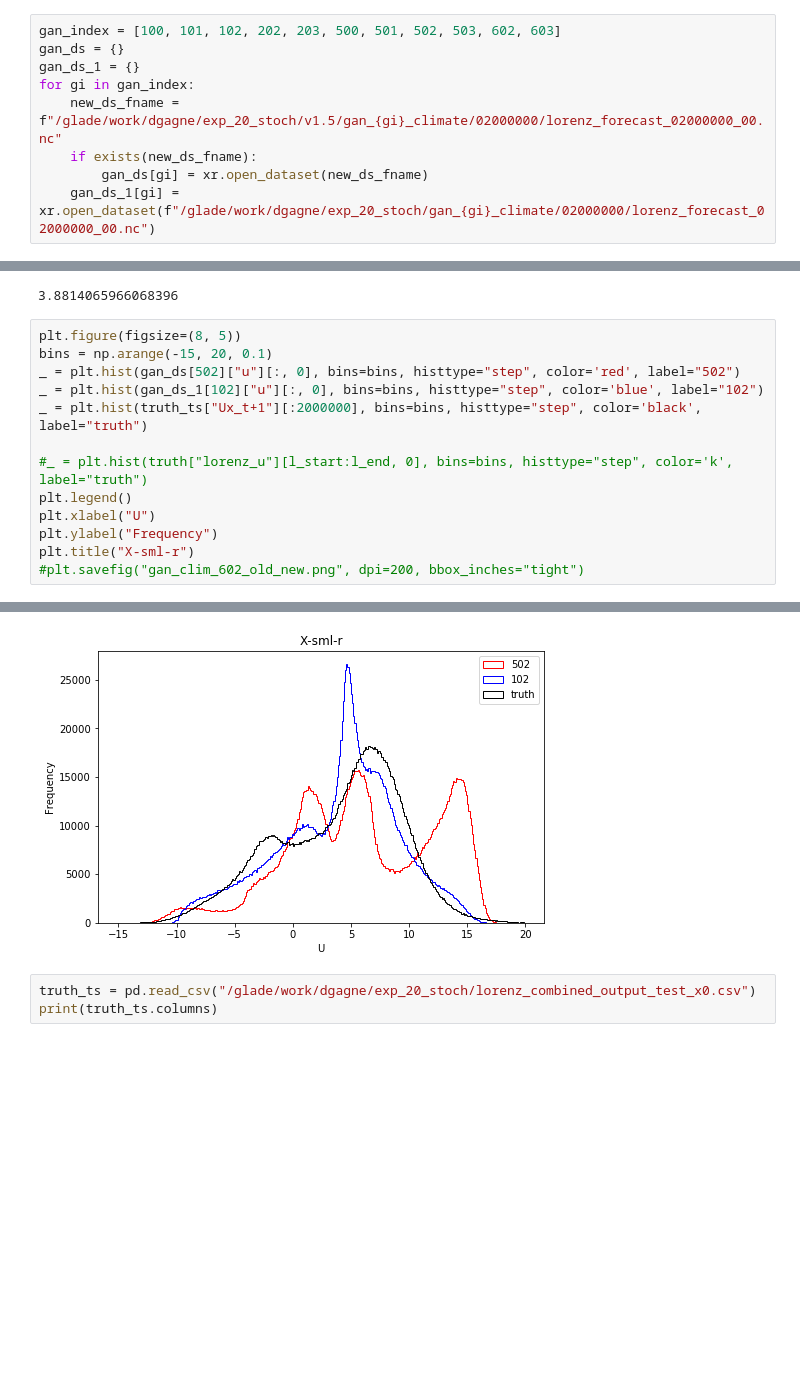
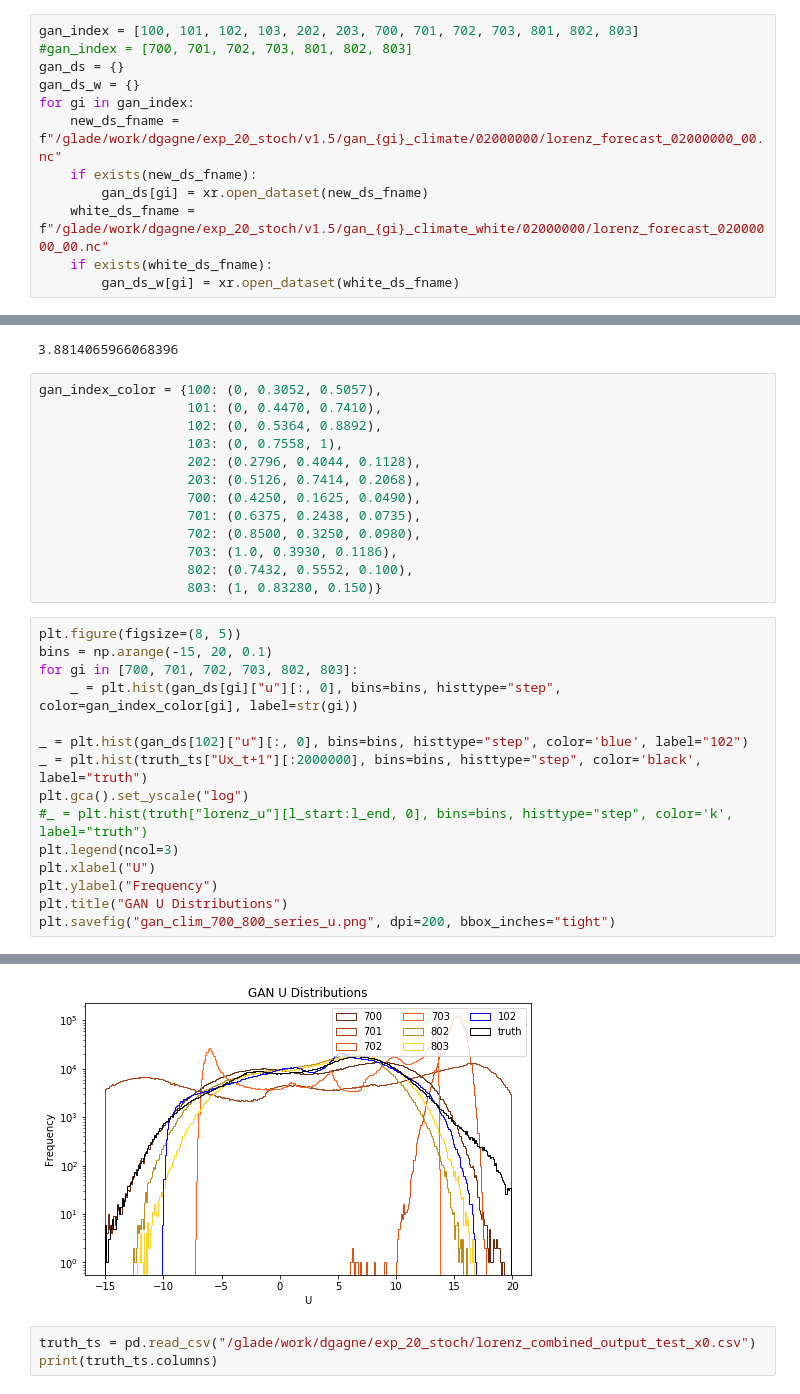
Before and after one commit to djgagne/lorenz_gan, a Jupyter notebook: notebooks/wavelets.ipynb, the cells around one changed output, grey strips where cells are left out. Cells and saved outputs as stored; diff of their text form; blank space fills up the shorter version.

```diff
--- a/notebooks/wavelets.ipynb
+++ b/notebooks/wavelets.ipynb
@@ -19,12 +21,15 @@ from sklearn.preprocessing import StandardScaler
 # %%
-gan_index = [100, 101, 102, 202, 203, 500, 501, 502, 503, 602, 603]
+gan_index = [100, 101, 102, 103, 202, 203, 700, 701, 702, 703, 801, 802, 803]
+#gan_index = [700, 701, 702, 703, 801, 802, 803]
 gan_ds = {}
-gan_ds_1 = {}
+gan_ds_w = {}
 for gi in gan_index:
     new_ds_fname = f"/glade/work/dgagne/exp_20_stoch/v1.5/gan_{gi}_climate/02000000/lorenz_forecast_02000000_00.nc"
     if exists(new_ds_fname):
         gan_ds[gi] = xr.open_dataset(new_ds_fname)
-    gan_ds_1[gi] = xr.open_dataset(f"/glade/work/dgagne/exp_20_stoch/gan_{gi}_climate/02000000/lorenz_forecast_02000000_00.nc")
+    white_ds_fname = f"/glade/work/dgagne/exp_20_stoch/v1.5/gan_{gi}_climate_white/02000000/lorenz_forecast_02000000_00.nc"
+    if exists(white_ds_fname):
+        gan_ds_w[gi] = xr.open_dataset(white_ds_fname)
 # %%
 with open("/glade/work/dgagne/exp_20_stoch/offline/ar1/ar1_random_updater_0502.pkl", "rb") as ar1_file:
     ar1 = pickle.load(ar1_file)
@@ -210,17 +244,32 @@ train_u.shape[0] / 1024 * 30
 train_u.mean()
 # %% [output]
 3.8814065966068396
+# %%
+gan_index_color = {100: (0, 0.3052, 0.5057),
+                   101: (0, 0.4470, 0.7410),
+                   102: (0, 0.5364, 0.8892),
+                   103: (0, 0.7558, 1),
+                   202: (0.2796, 0.4044, 0.1128),
+                   203: (0.5126, 0.7414, 0.2068),
+                   700: (0.4250, 0.1625, 0.0490),
+                   701: (0.6375, 0.2438, 0.0735),
+                   702: (0.8500, 0.3250, 0.0980),
+                   703: (1.0, 0.3930, 0.1186),
+                   802: (0.7432, 0.5552, 0.100),
+                   803: (1, 0.83280, 0.150)}
 # %%
 plt.figure(figsize=(8, 5))
 bins = np.arange(-15, 20, 0.1)
-_ = plt.hist(gan_ds[502]["u"][:, 0], bins=bins, histtype="step", color='red', label="502")
-_ = plt.hist(gan_ds_1[102]["u"][:, 0], bins=bins, histtype="step", color='blue', label="102")
+for gi in [700, 701, 702, 703, 802, 803]:
+    _ = plt.hist(gan_ds[gi]["u"][:, 0], bins=bins, histtype="step", color=gan_index_color[gi], label=str(gi))
+
+_ = plt.hist(gan_ds[102]["u"][:, 0], bins=bins, histtype="step", color='blue', label="102")
 _ = plt.hist(truth_ts["Ux_t+1"][:2000000], bins=bins, histtype="step", color='black', label="truth")
-
+plt.gca().set_yscale("log")
 #_ = plt.hist(truth["lorenz_u"][l_start:l_end, 0], bins=bins, histtype="step", color='k', label="truth")
-plt.legend()
+plt.legend(ncol=3)
 plt.xlabel("U")
 plt.ylabel("Frequency")
-plt.title("X-sml-r")
-#plt.savefig("gan_clim_602_old_new.png", dpi=200, bbox_inches="tight")
+plt.title("GAN U Distributions")
+plt.savefig("gan_clim_700_800_series_u.png", dpi=200, bbox_inches="tight")
 # %% [output]
@@ -228,4 +276,4 @@ Text(0.5,1,'X-sml-r')
-[figure, old version]
+[figure, new version]
 # %%
 truth_ts = pd.read_csv("/glade/work/dgagne/exp_20_stoch/lorenz_combined_output_test_x0.csv")
 print(truth_ts.columns)
```
Also changed, not shown: parts of 29 cells of this notebook, 3 other files.
